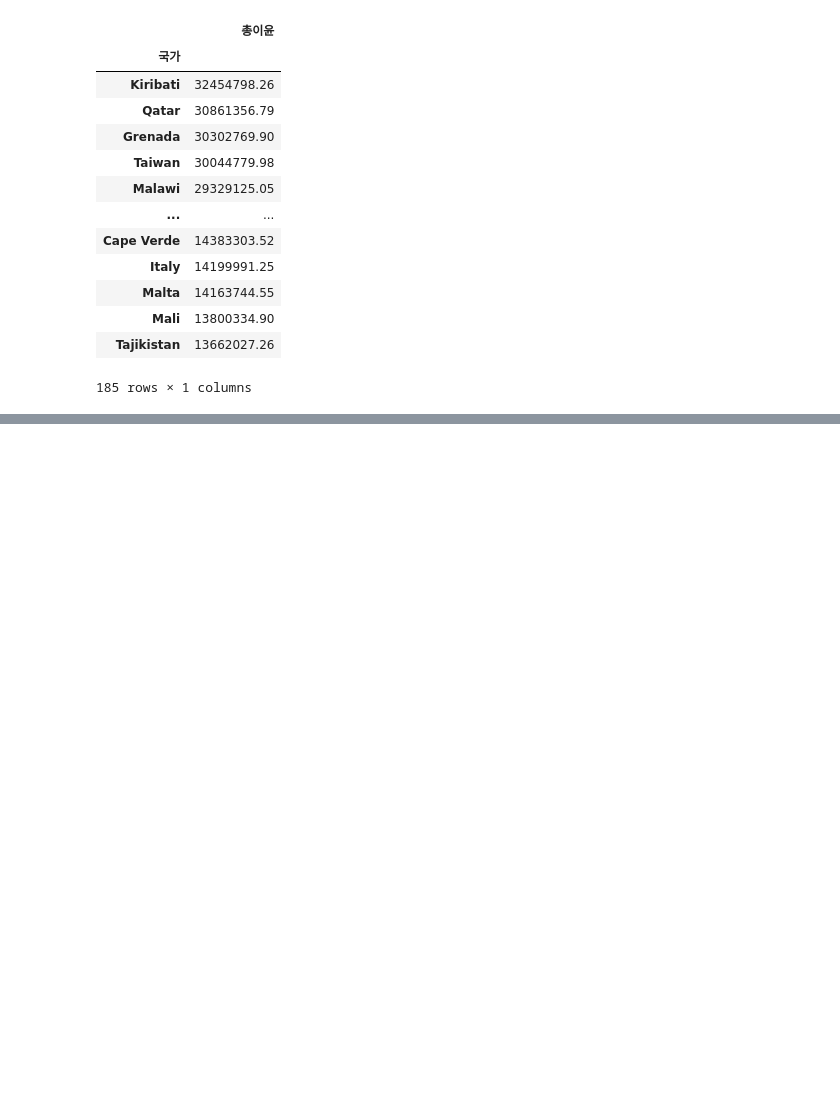
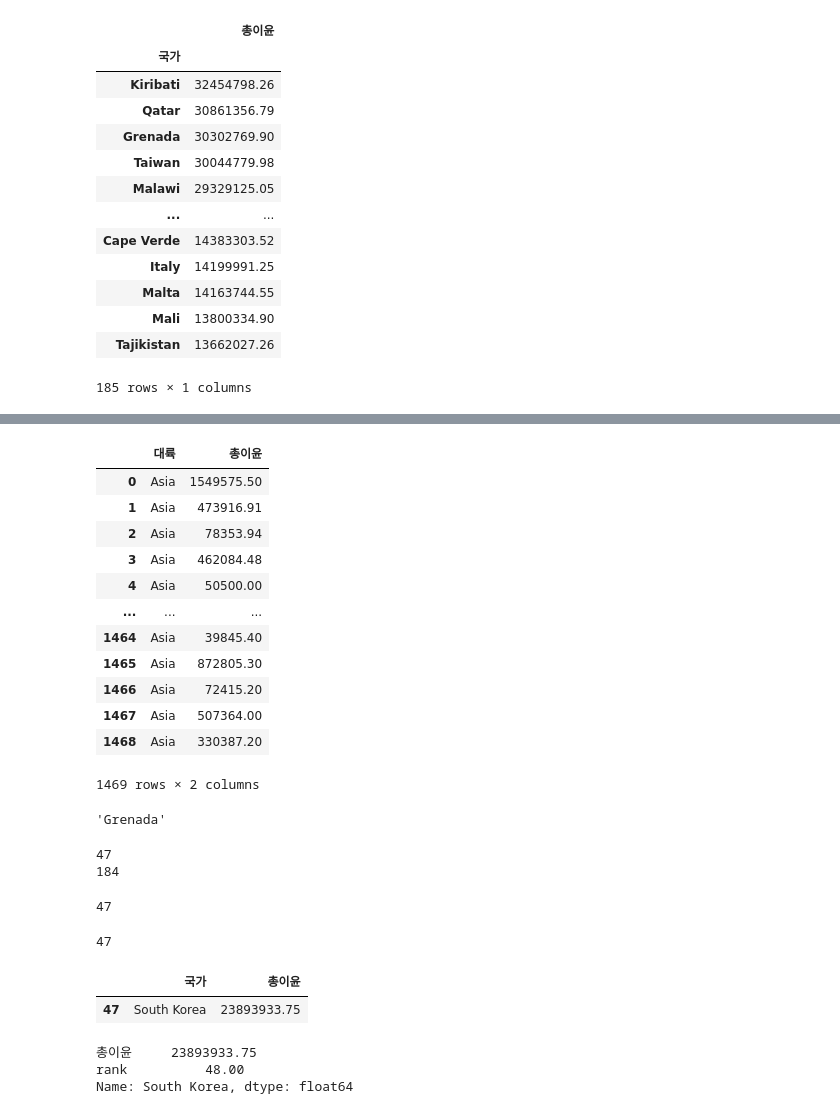
Before and after one commit to bsmoon-86/ezen_2406, a Jupyter notebook: python/240706/02_sales.ipynb, the cells around one changed output, grey strips where cells are left out. Cells and saved outputs as stored; diff of their text form; code cells hidden in the pictures; blank space fills up the shorter version.

```diff
--- a/python/240706/02_sales.ipynb
+++ b/python/240706/02_sales.ipynb
@@ -203,0 +245,19 @@ group_data.sort_values(['총이윤'], ascending=False)
+# %%
+# groupby()에서 그룹화된 데이터프레임을 출력
+group_data3 = sales[['대륙', '총이윤']].groupby('대륙')
+# %%
+group_data3.get_group('Asia')
+# %% [output]
+|  | 대륙 | 총이윤 |
+| 0 | Asia | 1549575.50 |
+| 1 | Asia | 473916.91 |
+| 2 | Asia | 78353.94 |
+| 3 | Asia | 462084.48 |
+| 4 | Asia | 50500.00 |
+| ... | ... | ... |
+| 1464 | Asia | 39845.40 |
+| 1465 | Asia | 872805.30 |
+| 1466 | Asia | 72415.20 |
+| 1467 | Asia | 507364.00 |
+| 1468 | Asia | 330387.20 |
+1469 rows × 2 columns
@@ -203,0 +270,30 @@ group_data.sort_values(['총이윤'], ascending=False)
+# %%
+group_data4.iloc[2].name
+# %% [output]
+'Grenada'
+# %%
+# 반복문을 이용하여 South Korea의 위치 찾기
+# 국가는 index로 되어있다
+for i in range(0, len(group_data4), 1):
+    # 만약에 group_data4.iloc[i]의 name이 South Korea 라면?
+    if group_data4.iloc[i].name == 'South Korea':
+        print(i)
+        # break
+
+print(i)
+# %% [output]
+47
+184
+# %%
+i = 0
+
+while True:
+    try :
+        if group_data4.iloc[i].name == 'South Korea':
+            print(i)
+            break
+        i += 1
+    except:
+        break
+# %% [output]
+47
@@ -203,0 +303,4 @@ group_data.sort_values(['총이윤'], ascending=False)
+# %%
+index_list.index('South Korea')
+# %% [output]
+47
@@ -203,0 +309,7 @@ group_data.sort_values(['총이윤'], ascending=False)
+# %%
+group_data4.loc[
+    group_data4['국가'] == 'South Korea'
+]
+# %% [output]
+|  | 국가 | 총이윤 |
+| 47 | South Korea | 23893933.75 |
@@ -203,0 +322,6 @@ group_data.sort_values(['총이윤'], ascending=False)
+# %%
+group_data5.loc['South Korea']
+# %% [output]
+총이윤     23893933.75
+rank          48.00
+Name: South Korea, dtype: float64
```
Also changed, not shown: parts of 14 cells of this notebook.
